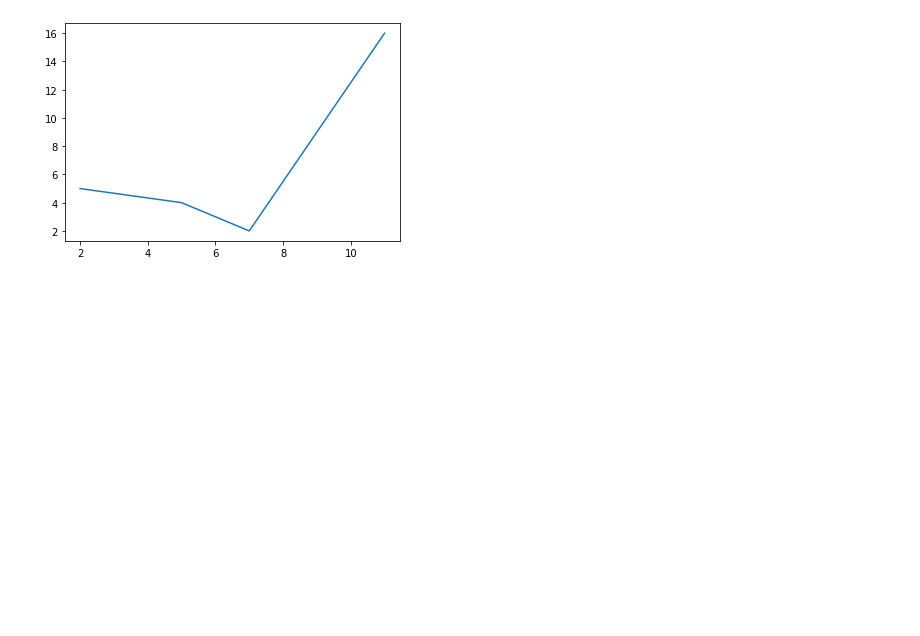
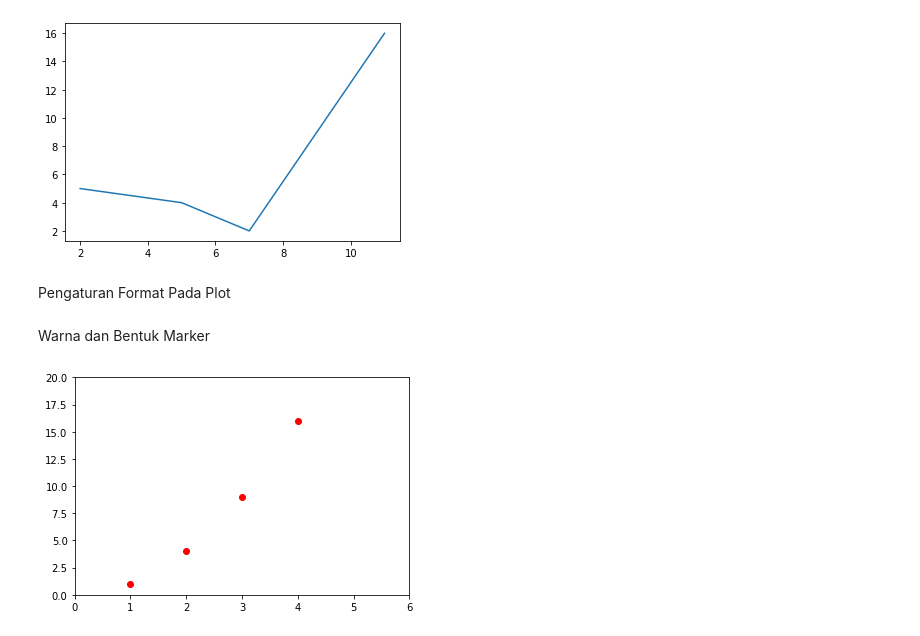
Before and after one commit to crzysab/Python-Matplotlib, a Jupyter notebook: MPL_02.ipynb, the cells around one changed output. Saved outputs shown, nothing was run; the diff lists cells and outputs as text; code cells hidden in the pictures; blank space fills up the shorter version.

```diff
--- a/MPL_02.ipynb
+++ b/MPL_02.ipynb
@@ -28,3 +28,17 @@ plt.plot([2, 5, 7, 11],[5, 4, 2, 16])
 plt.show()
 # %% [output]
 [figure]
+# %% [markdown]
+Pengaturan Format Pada Plot
+# %% [markdown]
+Warna dan Bentuk Marker
+# %%
+#Nilai default untuk parameter ketiga adalah 'b-' atau blue strip (biru garis)
+plt.plot([1, 2, 3, 4],[1, 4, 9, 16],'ro')
+# 'ro' r berarti red dan o berarti dot (bulat)
+
+#Pemanggilan axis menyertakan sebuah list [xmin, xmax, ymin, ymax]
+plt.axis([0, 6, 0, 20])
+plt.show()
+# %% [output]
+[figure, added]
```
Also changed, not shown: parts of 11 cells of this notebook.
